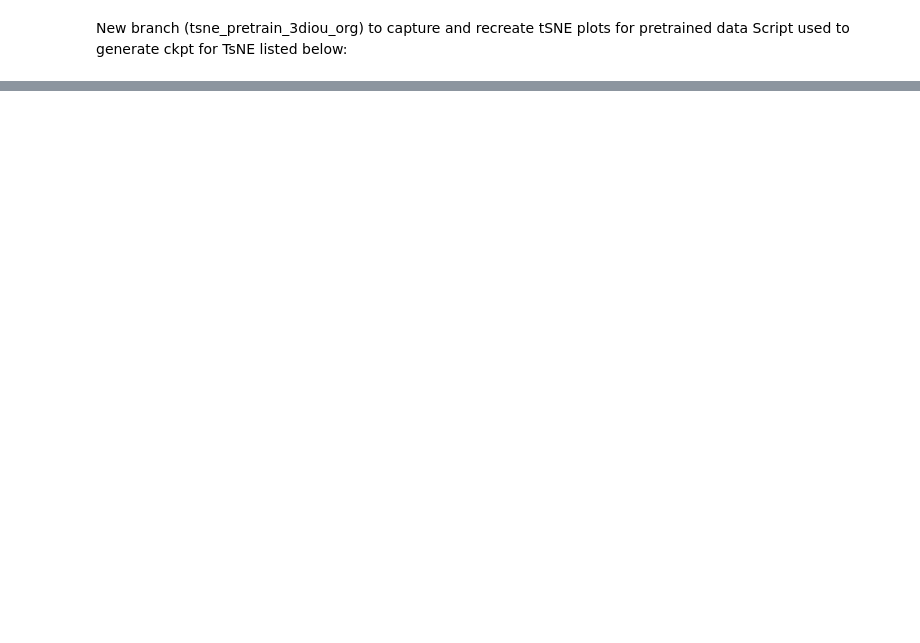
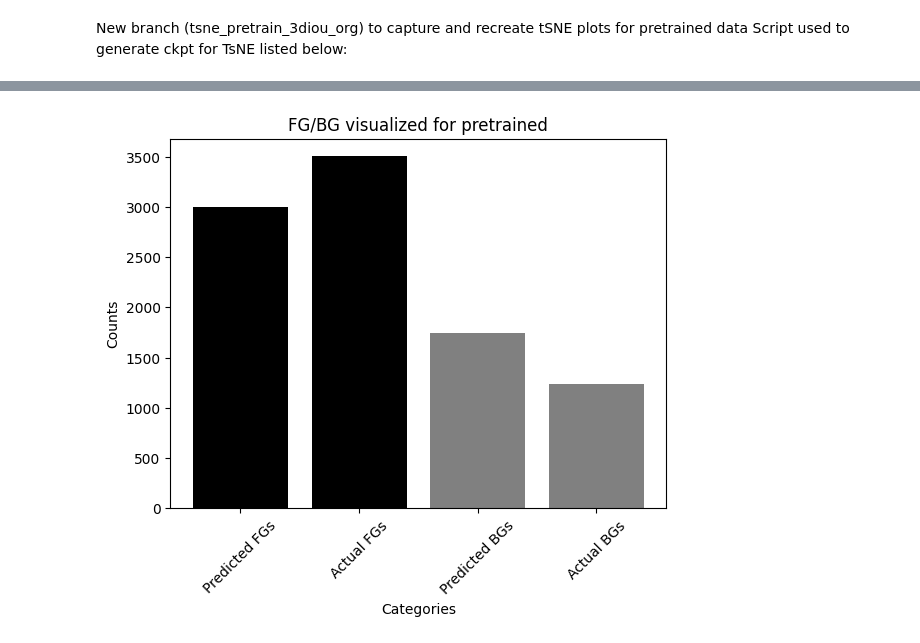
Before and after one commit to adv010/OpenPCDet, a Jupyter notebook: Feature_analysis_Tsne_pretrain.ipynb, the cells around one changed output, grey strips where cells are left out. Cells and saved outputs as stored; diff of their text form; code cells hidden in the pictures; blank space fills up the shorter version.

```diff
--- a/Feature_analysis_Tsne_pretrain.ipynb
+++ b/Feature_analysis_Tsne_pretrain.ipynb
@@ -59,0 +114,19 @@ len(pretrained_data['roi_scores'])
+# %%
+
+import matplotlib.pyplot as plt
+
+data = {
+    'Predicted FGs': 2995,
+    'Actual FGs': 3503,
+    'Predicted BGs': 1741,
+    'Actual BGs': 1233,
+}
+
+plt.bar(data.keys(), data.values(), color=['black', 'black', 'gray', 'gray'])
+plt.xlabel('Categories')
+plt.ylabel('Counts')
+plt.title('FG/BG visualized for pretrained')
+plt.xticks(rotation=45)
+plt.show()
+# %% [output]
+[figure, added]
```
Also changed, not shown: parts of 26 cells of this notebook, 1 other file.
